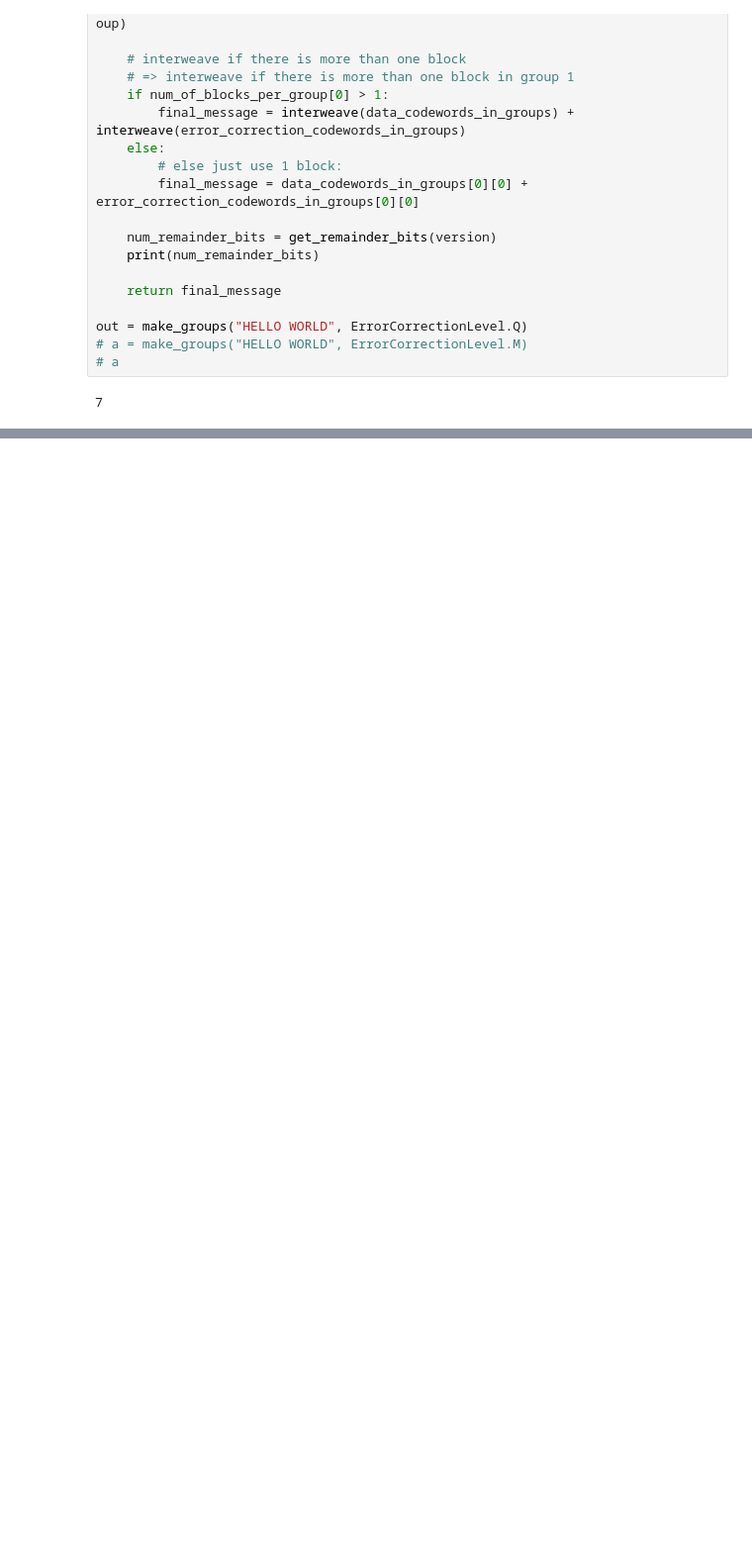
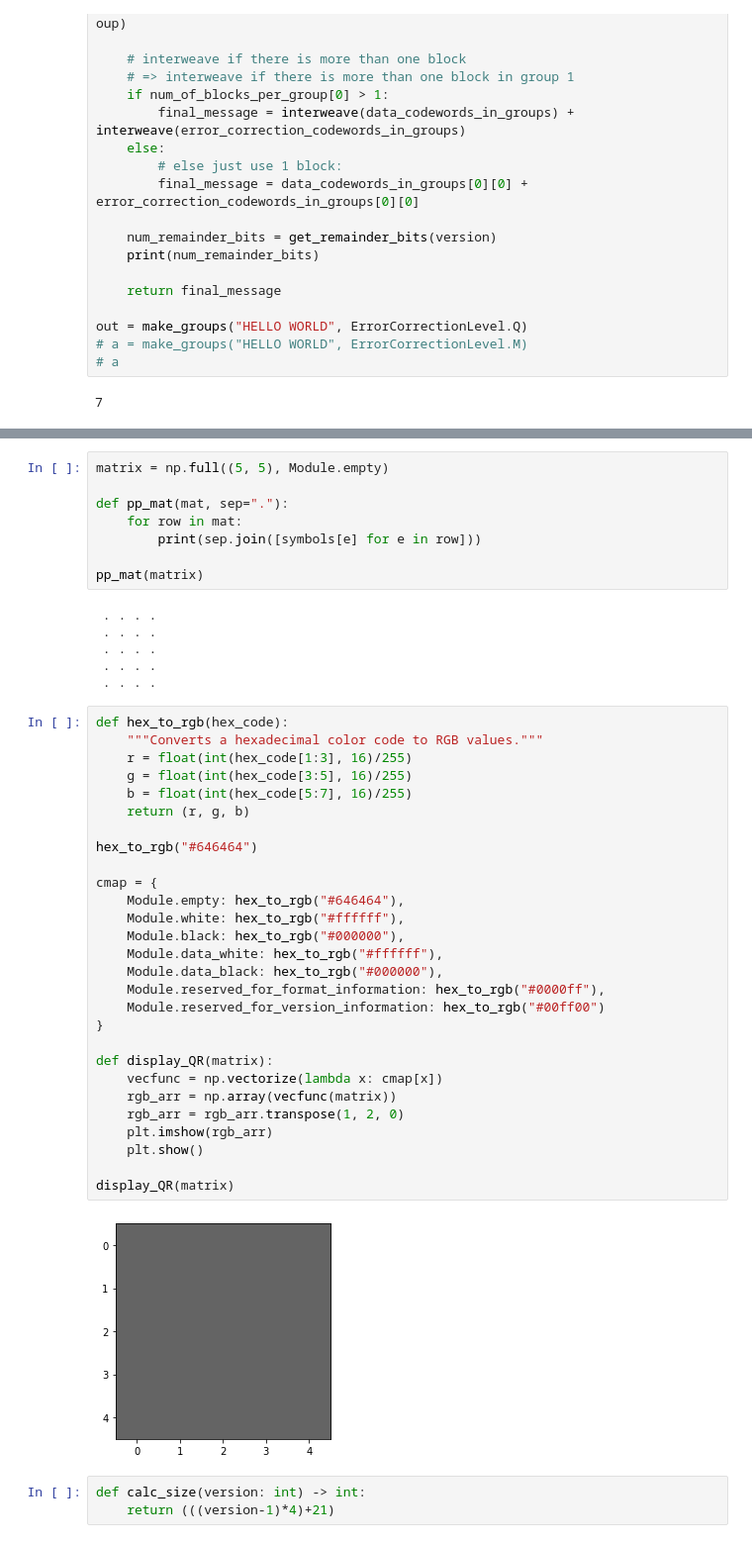
Before and after one commit to DarkCypher-37/QuinceQR, a Jupyter notebook: notebooks/Qrcodes.ipynb, the cells around one changed output, grey strips where cells are left out. Shown at 99% size. Drawn from its saved outputs; the diff is of its cells as text; blank space fills up the shorter version.

```diff
--- a/notebooks/Qrcodes.ipynb
+++ b/notebooks/Qrcodes.ipynb
@@ -605,0 +637,47 @@ class MaskModule(Enum):
+# %%
+matrix = np.full((5, 5), Module.empty)
+
+def pp_mat(mat, sep="."):
+    for row in mat:
+        print(sep.join([symbols[e] for e in row]))
+
+pp_mat(matrix)
+# %% [output]
+ . . . .
+ . . . .
+ . . . .
+ . . . .
+ . . . .
+# %%
+def hex_to_rgb(hex_code):
+    """Converts a hexadecimal color code to RGB values."""
+    r = float(int(hex_code[1:3], 16)/255)
+    g = float(int(hex_code[3:5], 16)/255)
+    b = float(int(hex_code[5:7], 16)/255)
+    return (r, g, b)
+
+hex_to_rgb("#646464")
+
+cmap = {
+    Module.empty: hex_to_rgb("#646464"),
+    Module.white: hex_to_rgb("#ffffff"),
+    Module.black: hex_to_rgb("#000000"),
+    Module.data_white: hex_to_rgb("#ffffff"),
+    Module.data_black: hex_to_rgb("#000000"),
+    Module.reserved_for_format_information: hex_to_rgb("#0000ff"),
+    Module.reserved_for_version_information: hex_to_rgb("#00ff00")
+}
+
+def display_QR(matrix):
+    vecfunc = np.vectorize(lambda x: cmap[x])
+    rgb_arr = np.array(vecfunc(matrix))
+    rgb_arr = rgb_arr.transpose(1, 2, 0)
+    plt.imshow(rgb_arr)
+    plt.show()
+
+display_QR(matrix)
+# %% [output]
+[figure, added]
+# %%
+def calc_size(version: int) -> int:
+    return (((version-1)*4)+21)
```
Also changed, not shown: parts of 26 cells of this notebook, 2 other files.
